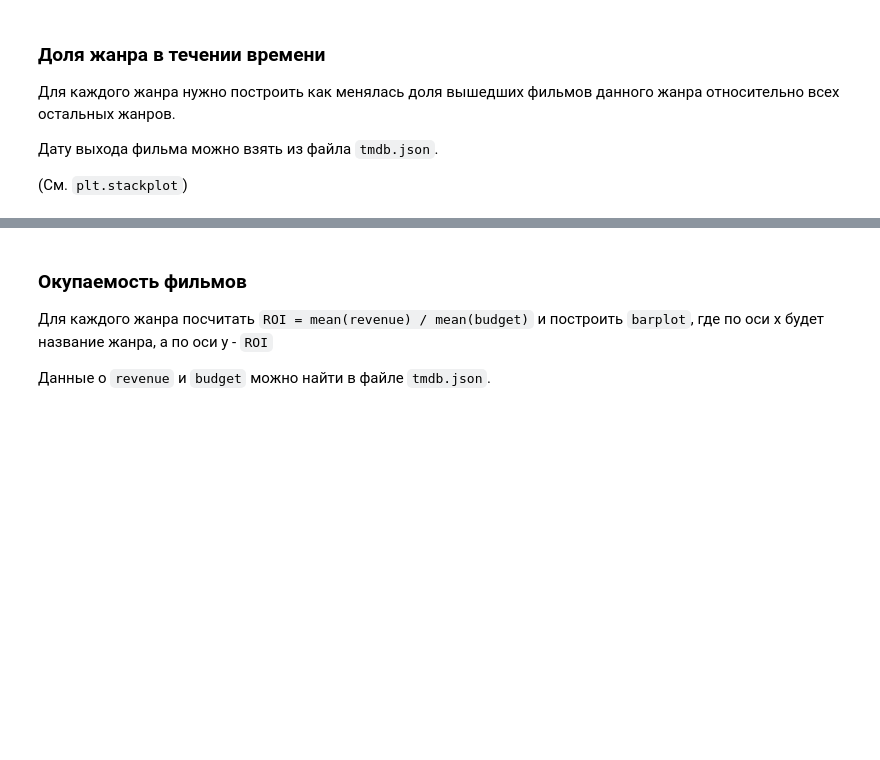
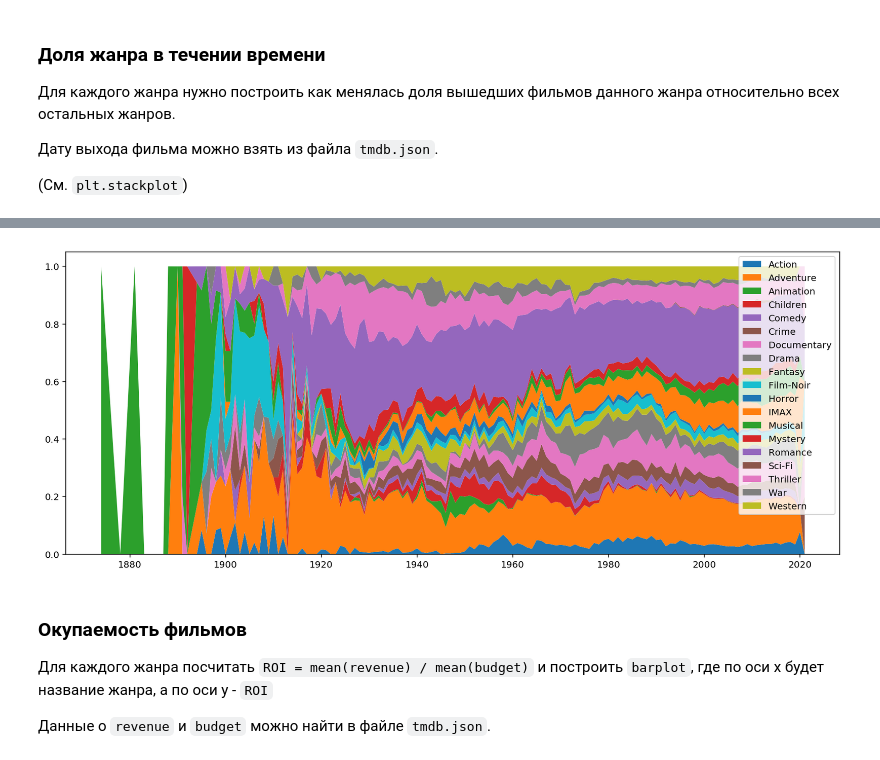
Before and after one commit to Piteryo/MLBD, a Jupyter notebook: lectures/spark/notebooks/spark_examples.ipynb, the cells around one changed output, grey strips where cells are left out. Cells and saved outputs as stored; diff of their text form; code cells hidden in the pictures; blank space fills up the shorter version.

```diff
--- a/lectures/spark/notebooks/spark_examples.ipynb
+++ b/lectures/spark/notebooks/spark_examples.ipynb
@@ -349,0 +624,6 @@ plt.show()
+# %%
+genre_perc = all_genres_by_year \
+    .map(lambda x: (x[0][0], (x[0][1], x[1]))) \
+    .join(n_films_by_year) \
+    .map(lambda kv: ((kv[1][0][0], kv[0]), kv[1][0][1] / (kv[1][1]+eps))) \
+    .sortByKey() \
@@ -349,0 +638,4 @@ plt.show()
+# %%
+genre_names = genre_perc.map(lambda x: x[0][0]).distinct().sortBy(lambda x: x).collect()
+# %%
+years = genre_perc.map(lambda x: x[0][1]).distinct().sortBy(lambda x: x).collect()
@@ -350,3 +662,14 @@ plt.show()
+# %%
+genre_percs = genre_perc.map(lambda x: (x[0][0], x[1])).groupByKey().map(lambda x : list(x[1])).collect()
+# %%
+f, ax = plt.subplots(figsize=(15, 6))
+
+
+plt.stackplot(list(map(int, years)), genre_percs, labels=genre_names)
+plt.legend()
+plt.show()
+# %% [output]
+[figure, added]
 # %% [markdown]
 ### Окупаемость фильмов
 
```
Also changed, not shown: parts of 66 cells of this notebook.
